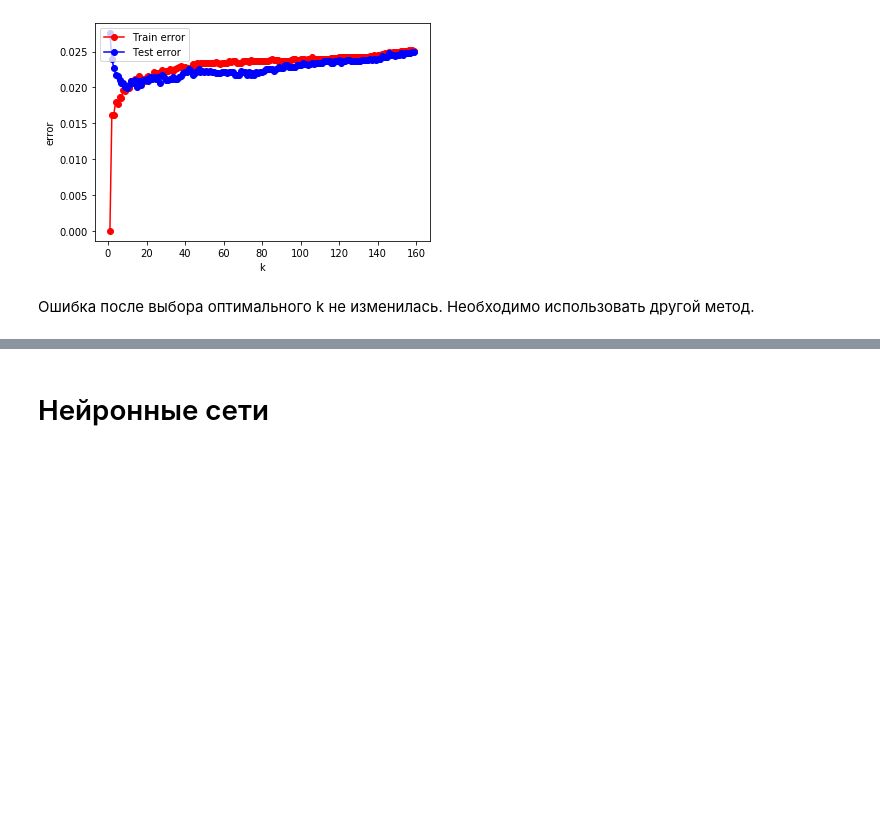
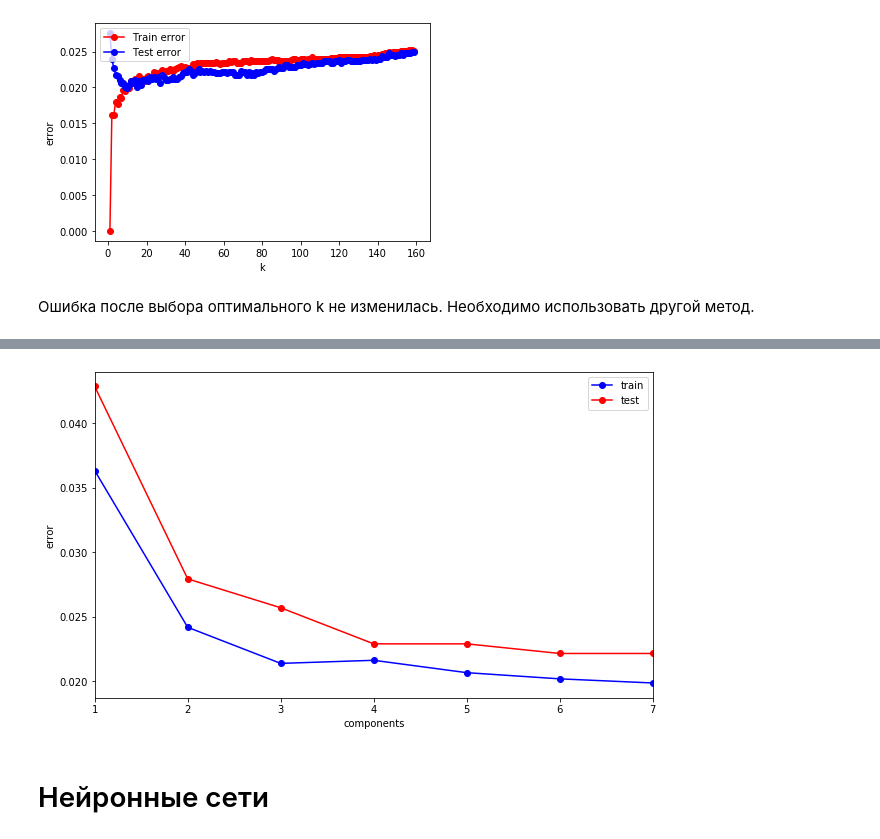
Before and after one commit to SemenDoc/MachineLearningCourse, a Jupyter notebook: Ml_PulsarStar.ipynb, the cells around one changed output, grey strips where cells are left out. Cells and saved outputs as stored; diff of their text form; code cells hidden in the pictures; blank space fills up the shorter version.

```diff
--- a/Ml_PulsarStar.ipynb
+++ b/Ml_PulsarStar.ipynb
@@ -679,3 +722,29 @@ plt.legend(loc = 2)
+# %%
+from sklearn.decomposition import PCA
+components_num_array = np.arange(1, 8, 1)
+train_error = []
+test_error = []
+for components_num in components_num_array:
+    pca = PCA(n_components = components_num)
+    X_PCA = pca.fit_transform(X)
+
+    X_train, X_test, y_train, y_test = train_test_split(X_PCA, y, test_size = 0.3, random_state = 24)
+    knn = KNeighborsClassifier(n_neighbors = 8)
+    knn.fit(X_train, y_train)
+
+    train_error.append(np.mean(y_train != knn.predict(X_train)))
+    test_error.append(np.mean(y_test != knn.predict(X_test)))
+
+plt.figure(figsize = (10, 6))
+plt.plot(components_num_array, train_error, 'b-o', label = 'train')
+plt.plot(components_num_array, test_error, 'r-o', label = 'test')
+plt.xlim([np.min(components_num_array), np.max(components_num_array)])
+plt.xlabel('components')
+plt.ylabel('error')
+plt.legend()
+pass
+# %% [output]
+[figure, added]
 # %% [markdown]
 # Нейронные сети
 # %%
```
Also changed, not shown: parts of 28 cells of this notebook.
